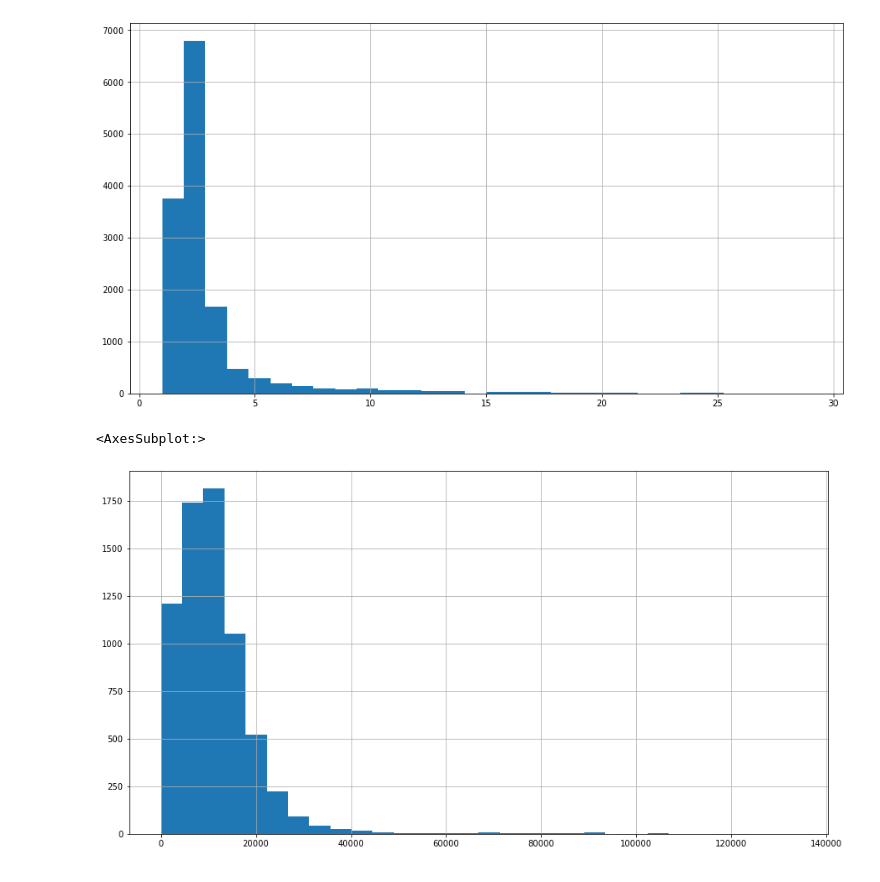
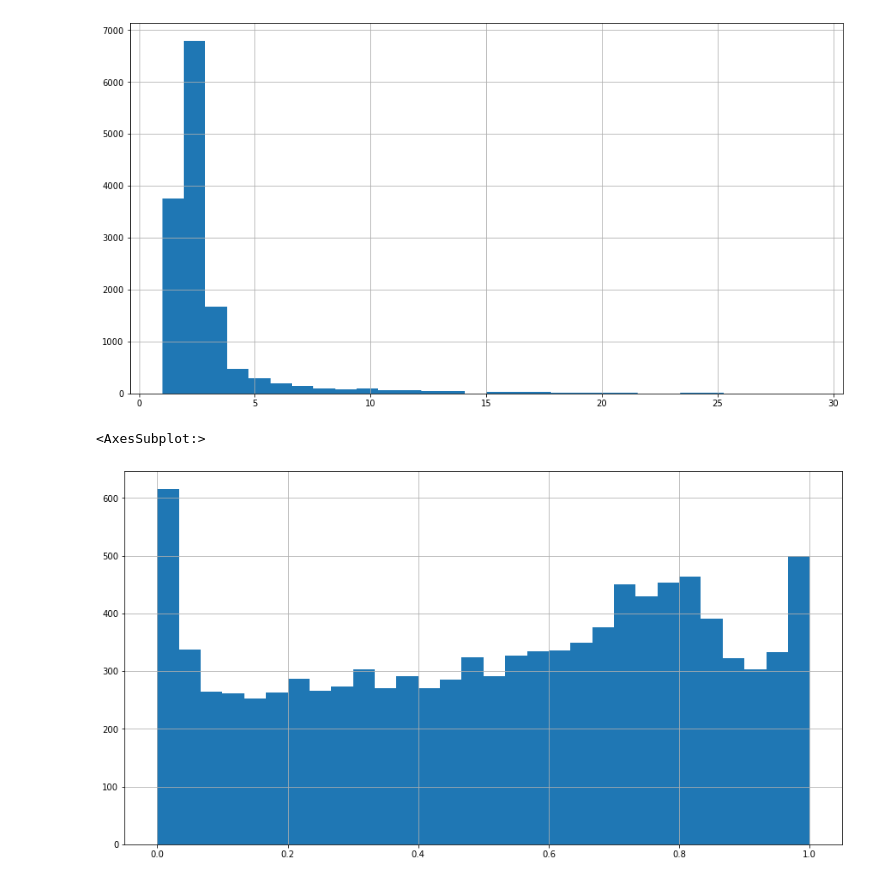
Before and after one commit to midusi/LSA-T, a Jupyter notebook: notebooks/signers_analysis.ipynb, the cells around one changed output. Saved outputs shown, nothing was run; the diff lists cells and outputs as text; code cells hidden in the pictures.

```diff
--- a/notebooks/signers_analysis.ipynb
+++ b/notebooks/signers_analysis.ipynb
@@ -24,14 +24,16 @@ scores_s.hist(bins=30,figsize=(15,8))
 [figure]
 # %%
 import pandas as pd
+from IPython.display import display
+
 
 def get_score(scores):
     m1 = max(scores)
-    scores.remove(m1)
-    return m1 - max(scores)
+    scores = [x for x in scores if x != m1]
+    return (m1 - max(scores)) / m1
 
-scores_s = pd.Series(map(get_score, filter(lambda s: len(s) == 2, scores)))
-scores_s.hist(bins=30,figsize=(15,8))
+scores_s = pd.Series(map(get_score, filter(lambda s: len(s) >= 2, scores)))
+display(scores_s.hist(bins=30,figsize=(15,8)))
 # %% [output]
 <AxesSubplot:>
-[figure, old version]
+[figure, new version]
```
Also changed, not shown: parts of 2 cells of this notebook.
